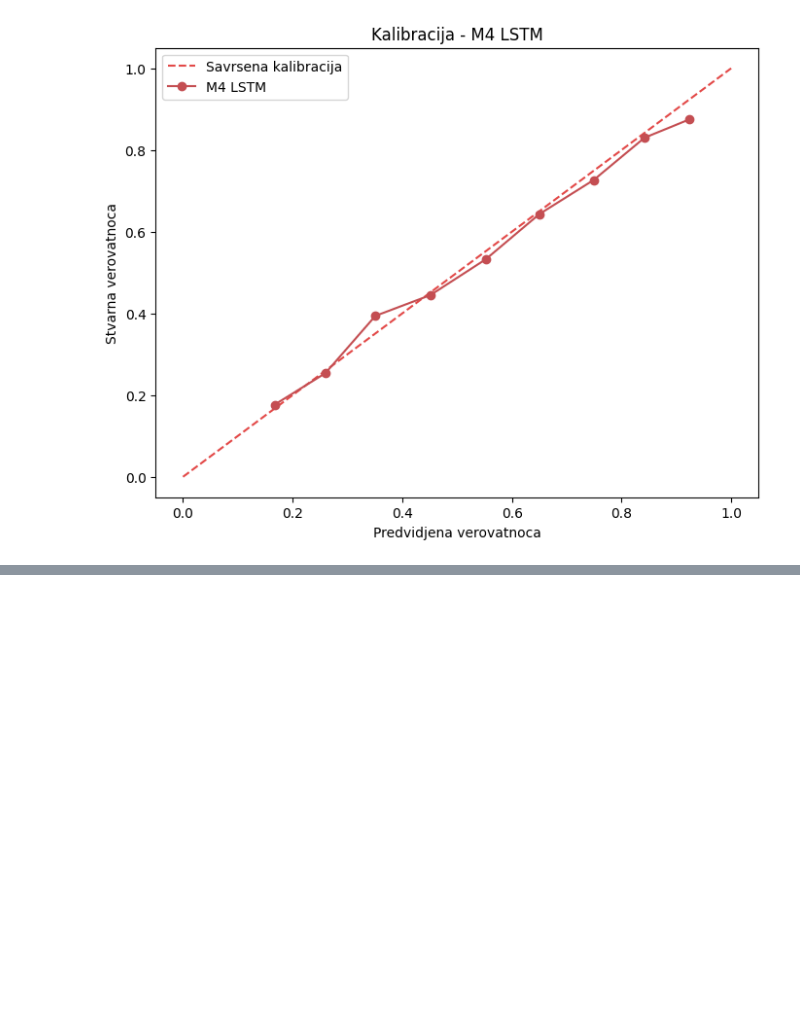
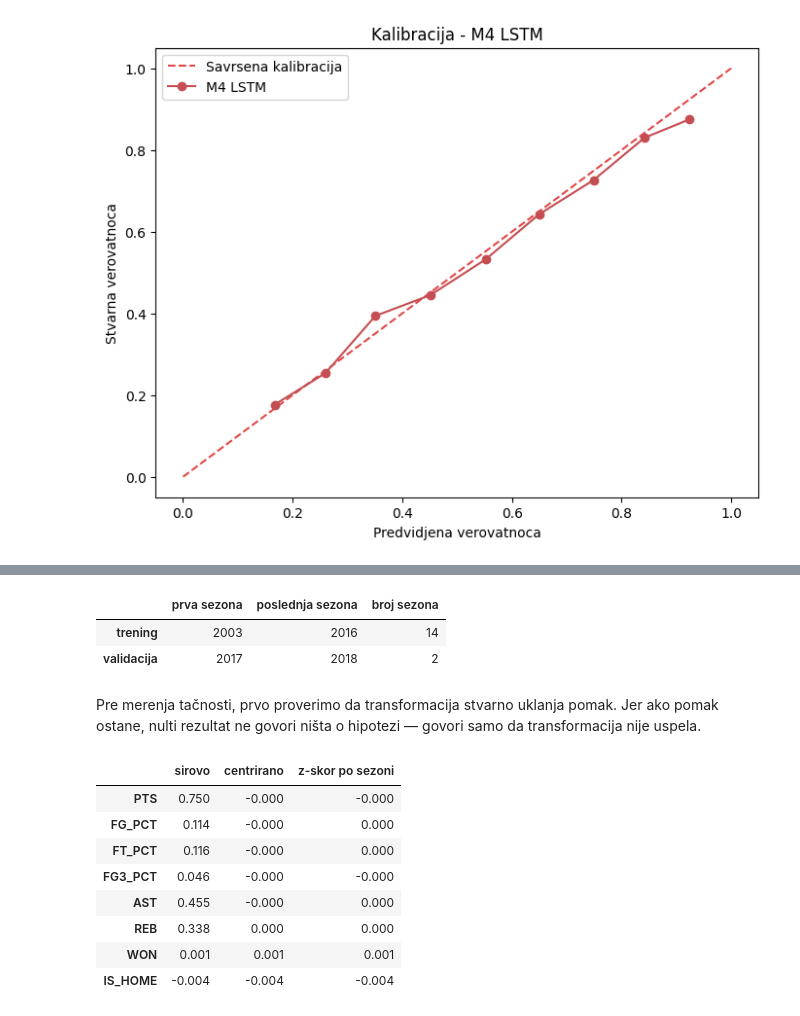
Before and after one commit to janaaas/ML_projekat, a Jupyter notebook: notebooks/04-02-lstm.ipynb, the cells around one changed output, grey strips where cells are left out. Drawn from its saved outputs; the diff is of its cells as text; code cells hidden in the pictures; blank space fills up the shorter version.

```diff
--- a/notebooks/04-02-lstm.ipynb
+++ b/notebooks/04-02-lstm.ipynb
@@ -186,0 +371,69 @@ Kalibracija dobro prati dijagonalu u srednjem opsegu: kada model kaže 0.65, ta
+# %%
+# sezona svakog meca - treba z-skoru, jer se normalizuje u odnosu na ligu te sezone
+df_games = data.clean_games(data.load_games())
+sezone_svih = df_games.loc[splits["indices"], "SEASON"].to_numpy()
+
+pd.DataFrame(
+    [[int(sezone_svih[p].min()), int(sezone_svih[p].max()), len(np.unique(sezone_svih[p]))]
+     for p in (train_idx, validation_idx)],
+    columns=["prva sezona", "poslednja sezona", "broj sezona"],
+    index=["trening", "validacija"],
+)
+# %% [output]
+|  | prva sezona | poslednja sezona | broj sezona |
+| trening | 2003 | 2016 | 14 |
+| validacija | 2017 | 2018 | 2 |
+# %%
+# kolone koje driftuju se traze po imenu, ne po polozaju - redosled u
+# SEQUENCE_FEATURE_COLUMNS sme da se promeni bez tihe greske ovde
+DRIFTUJUCE = [SEQUENCE_FEATURE_COLUMNS.index(ime) for ime in RAW_STAT_COLUMNS]
+
+
+def centriraj(s, pozicije=None):
+    """Oduzima sopstveni prosek sekvence po koloni; uklanja i nivo tima."""
+    s = s.copy()
+    s[:, :, DRIFTUJUCE] -= s[:, :, DRIFTUJUCE].mean(axis=1, keepdims=True)
+    return s
+
+
+def z_skor_po_sezoni(s, pozicije):
+    """Standardizuje u odnosu na ligu u toj sezoni; cuva razliku medju timovima."""
+    s = s.copy()
+    sezone = sezone_svih[pozicije]
+
+    for sezona in np.unique(sezone):
+        u_sezoni = sezone == sezona
+        blok = s[u_sezoni]
+        deo = blok[:, :, DRIFTUJUCE]
+        blok[:, :, DRIFTUJUCE] = (deo - deo.mean(axis=(0, 1))) / deo.std(axis=(0, 1))
+        s[u_sezoni] = blok
+
+    return s
+# %% [markdown]
+Pre merenja tačnosti, prvo proverimo da transformacija stvarno uklanja pomak. Jer ako pomak ostane, nulti rezultat ne govori ništa o hipotezi — govori samo da transformacija nije uspela.
+# %%
+def pomak_po_kolonama(transform=None):
+    """Razlika prosecne vrednosti izmedju validacije i treninga, po kolonama."""
+    h_trening, h_validacija = home_sequences[train_idx], home_sequences[validation_idx]
+    if transform is not None:
+        h_trening = transform(h_trening, train_idx)
+        h_validacija = transform(h_validacija, validation_idx)
+    return [h_validacija[:, :, j].mean() - h_trening[:, :, j].mean()
+            for j in range(len(SEQUENCE_FEATURE_COLUMNS))]
+
+
+pd.DataFrame({
+    "sirovo": pomak_po_kolonama(),
+    "centrirano": pomak_po_kolonama(centriraj),
+    "z-skor po sezoni": pomak_po_kolonama(z_skor_po_sezoni),
+}, index=SEQUENCE_FEATURE_COLUMNS).round(3)
+# %% [output]
+|  | sirovo | centrirano | z-skor po sezoni |
+| PTS | 0.750 | -0.000 | -0.000 |
+| FG_PCT | 0.114 | -0.000 | 0.000 |
+| FT_PCT | 0.116 | -0.000 | 0.000 |
+| FG3_PCT | 0.046 | -0.000 | -0.000 |
+| AST | 0.455 | -0.000 | 0.000 |
+| REB | 0.338 | 0.000 | 0.000 |
+| WON | 0.001 | 0.001 | 0.001 |
+| IS_HOME | -0.004 | -0.004 | -0.004 |
```
Also changed, not shown: parts of 40 cells of this notebook, 2 other files.
